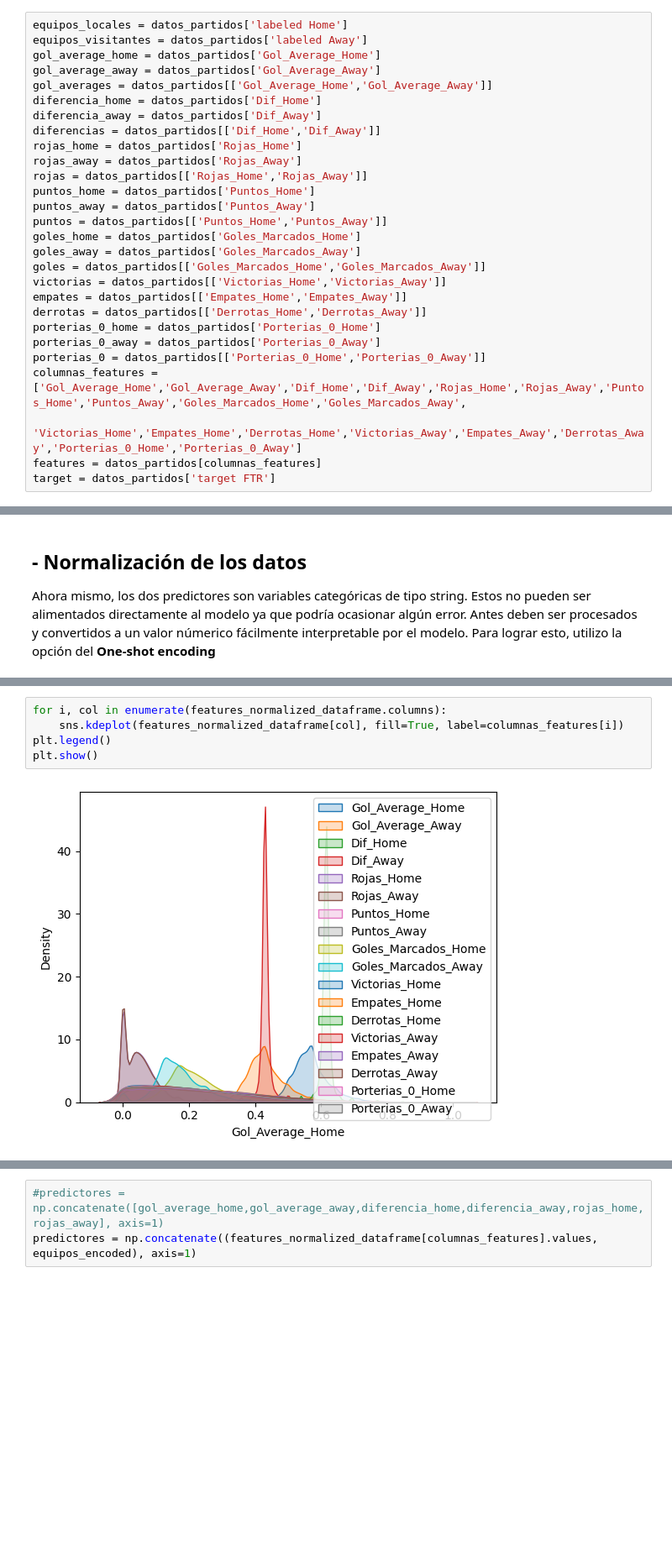
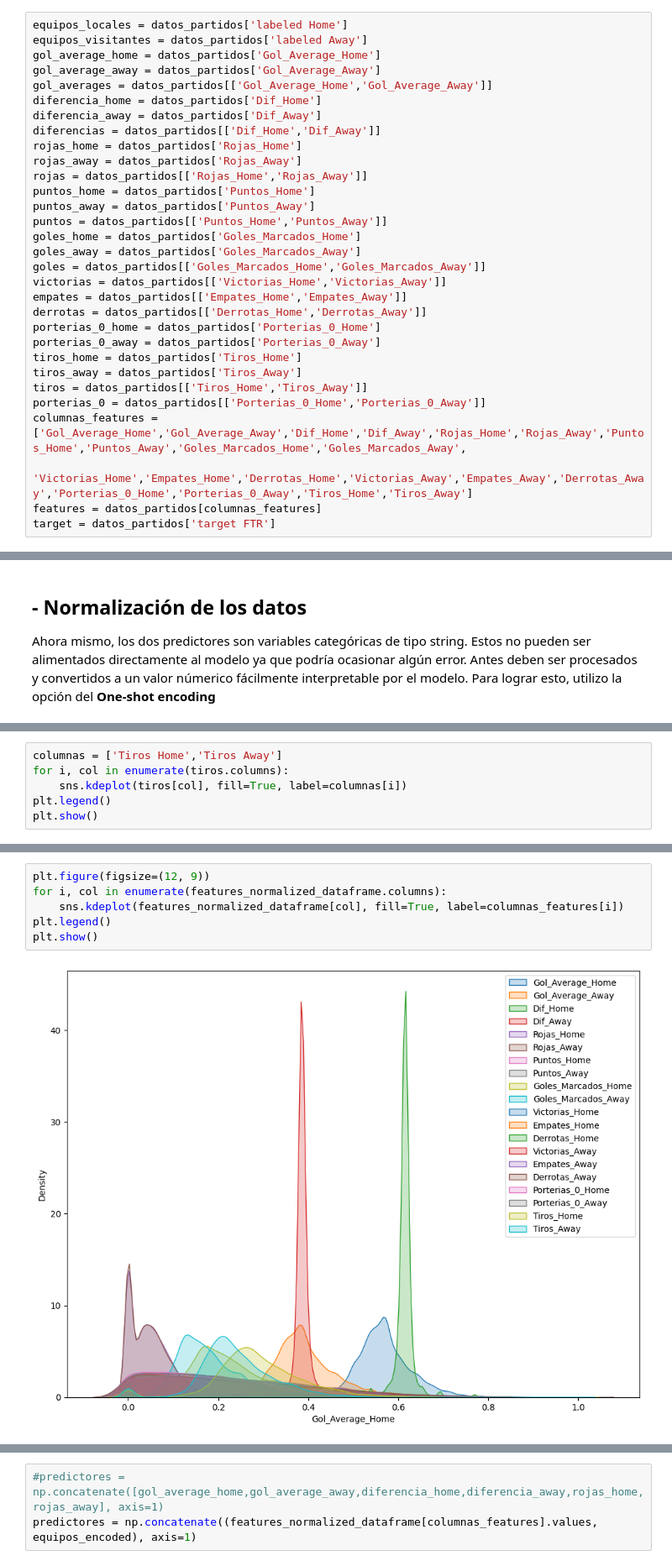
Before and after one commit to rubitopato/TFG, a Jupyter notebook: Futbol/clasificacion_completoV2.ipynb, the cells around one changed output, grey strips where cells are left out. Shown at 84% size. Cells and saved outputs as stored; diff of their text form; blank space fills up the shorter version.

```diff
--- a/Futbol/clasificacion_completoV2.ipynb
+++ b/Futbol/clasificacion_completoV2.ipynb
@@ -514,9 +559,12 @@ empates = datos_partidos[['Empates_Home','Empates_Away']]
 derrotas = datos_partidos[['Derrotas_Home','Derrotas_Away']]
 porterias_0_home = datos_partidos['Porterias_0_Home']
 porterias_0_away = datos_partidos['Porterias_0_Away']
+tiros_home = datos_partidos['Tiros_Home']
+tiros_away = datos_partidos['Tiros_Away']
+tiros = datos_partidos[['Tiros_Home','Tiros_Away']]
 porterias_0 = datos_partidos[['Porterias_0_Home','Porterias_0_Away']]
 columnas_features = ['Gol_Average_Home','Gol_Average_Away','Dif_Home','Dif_Away','Rojas_Home','Rojas_Away','Puntos_Home','Puntos_Away','Goles_Marcados_Home','Goles_Marcados_Away',
-                     'Victorias_Home','Empates_Home','Derrotas_Home','Victorias_Away','Empates_Away','Derrotas_Away','Porterias_0_Home','Porterias_0_Away']
+                     'Victorias_Home','Empates_Home','Derrotas_Home','Victorias_Away','Empates_Away','Derrotas_Away','Porterias_0_Home','Porterias_0_Away','Tiros_Home','Tiros_Away']
 features = datos_partidos[columnas_features]
 target = datos_partidos['target FTR']
 # %%
@@ -671,0 +720,6 @@ plt.show()
+# %%
+columnas = ['Tiros Home','Tiros Away']
+for i, col in enumerate(tiros.columns):
+    sns.kdeplot(tiros[col], fill=True, label=columnas[i])
+plt.legend()
+plt.show()
@@ -684,10 +740,11 @@ features_normalized_dataframe.head()
 # %%
+plt.figure(figsize=(12, 9))
 for i, col in enumerate(features_normalized_dataframe.columns):
     sns.kdeplot(features_normalized_dataframe[col], fill=True, label=columnas_features[i])
 plt.legend()
 plt.show()
 # %% [output]
-[figure, old version]
+[figure, new version]
 # %%
 onehot_encoder = OneHotEncoder(sparse_output=False)
 equipos_encoded = onehot_encoder.fit_transform(np.array([equipos_locales, equipos_visitantes]).T)
```
Also changed, not shown: parts of 23 cells of this notebook, 6 other files.
